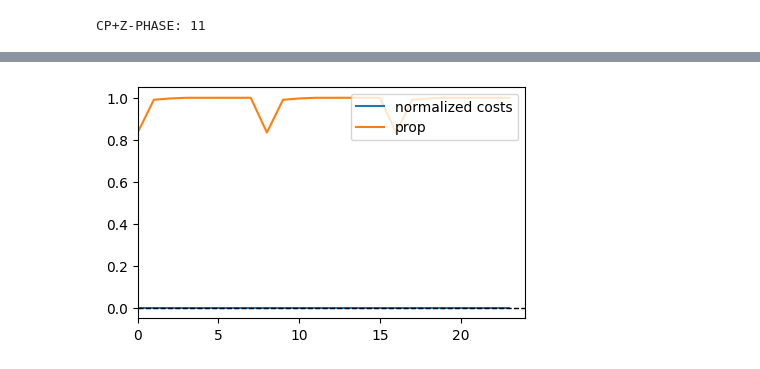
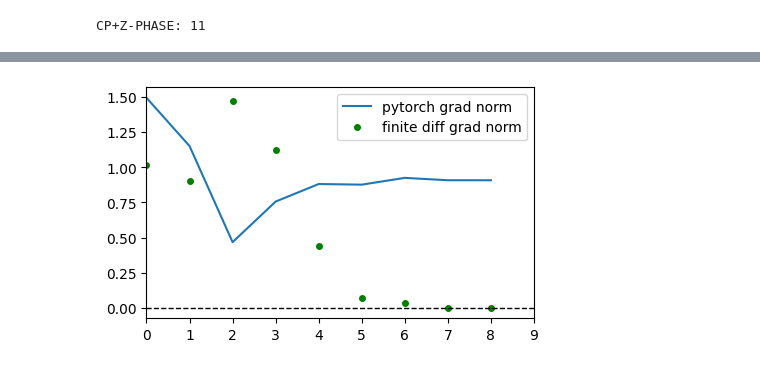
Before and after one commit to seba2390/Azurestuff, a Jupyter notebook: scripts/fig. 9.ipynb, the cells around one changed output, grey strips where cells are left out. Drawn from its saved outputs; the diff is of its cells as text; code cells hidden in the pictures.

```diff
--- a/scripts/fig. 9.ipynb
+++ b/scripts/fig. 9.ipynb
@@ -211,10 +211,10 @@ CP_z_phase_res
 # %%
 # N.B. Because the normalization is done w. respect to the "allowed states (w. k ones)" QAOA has cost above 1.
 fig, ax = plt.subplots(1,1, figsize=(5,3))
-ax.plot([it for it in range(len(CP_z_phase_costs))], CP_z_phase_costs, label='normalized costs')
-ax.plot([it for it in range(len(CP_z_phase_probs))], CP_z_phase_probs, label='prop')
-#ax.plot([it for it in range(len(CP_z_phase_pytorch_grad))], CP_z_phase_pytorch_grad, label='pytorch grad norm')
-#ax.plot([it for it in range(len(CP_z_phase_finite_diff_grad))], CP_z_phase_finite_diff_grad, 'go', ms=4,label='finite diff grad norm')
+#ax.plot([it for it in range(len(CP_z_phase_costs))], CP_z_phase_costs, label='normalized costs')
+#ax.plot([it for it in range(len(CP_z_phase_probs))], CP_z_phase_probs, label='prop')
+ax.plot([it for it in range(len(CP_z_phase_pytorch_grad))], CP_z_phase_pytorch_grad, label='pytorch grad norm')
+ax.plot([it for it in range(len(CP_z_phase_finite_diff_grad))], CP_z_phase_finite_diff_grad, 'go', ms=4,label='finite diff grad norm')
 
 ax.set_xlim(0,len(CP_z_phase_costs))
 ax.hlines(0,0,len(CP_z_phase_costs),lw=1,linestyles='dashed',colors='k')
@@ -226,4 +226,4 @@ plt.show()
-[figure, old version]
+[figure, new version]
 # %%
 print(CP_z_phase_res.jac)
 # %%
```
Also changed, not shown: parts of 6 cells of this notebook, 2 other files.
